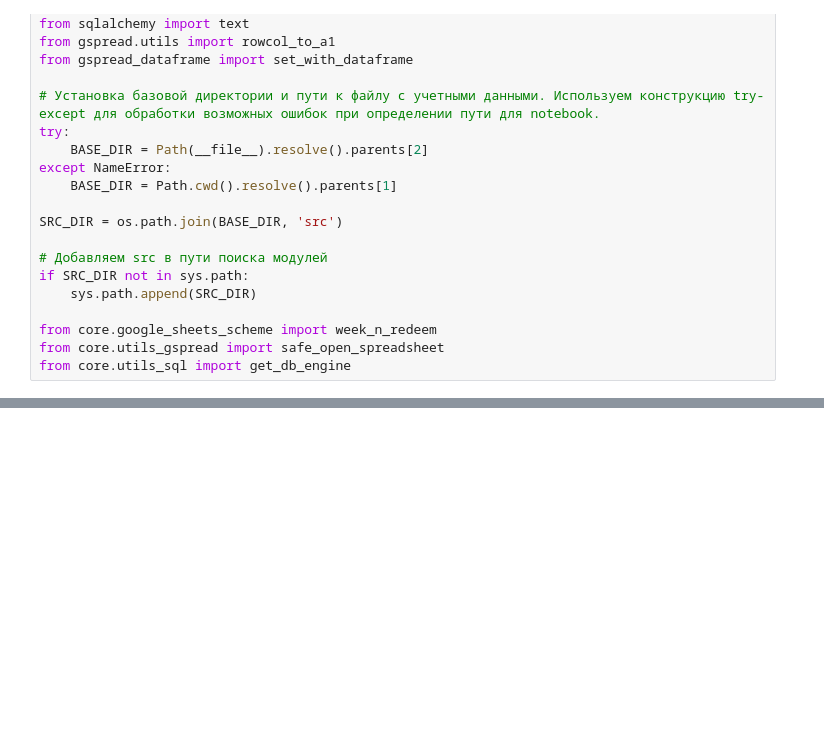
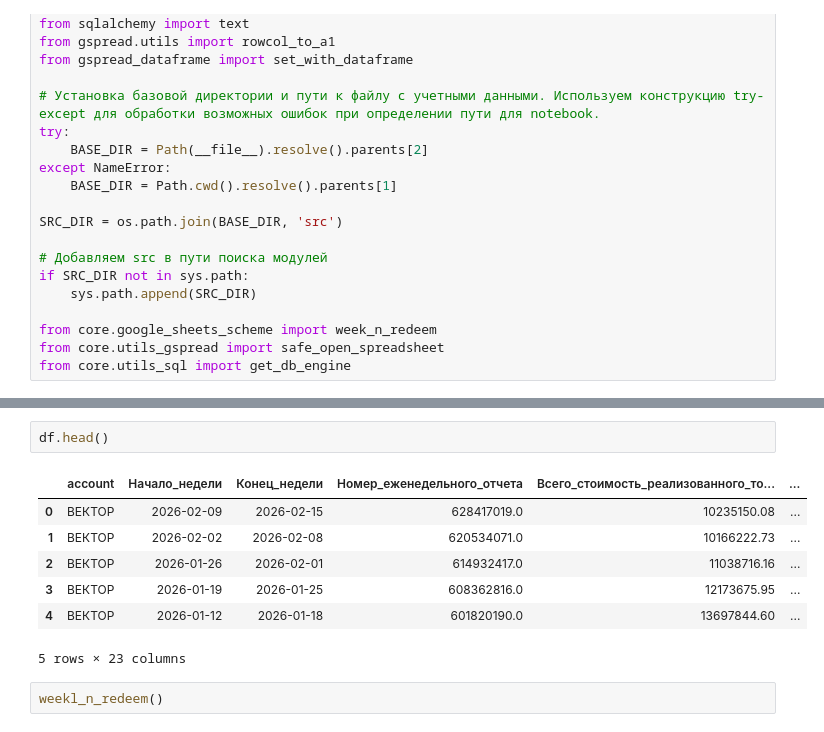
Before and after one commit to vuvuzela92/start_vector, a Jupyter notebook: src/notebooks/week_n_redeem.ipynb, the cells around one changed output, grey strips where cells are left out. Cells and saved outputs as stored; diff of their text form; blank space fills up the shorter version.

```diff
--- a/src/notebooks/week_n_redeem.ipynb
+++ b/src/notebooks/week_n_redeem.ipynb
@@ -170,3 +177,15 @@ def weekl_n_redeem():
 	# Обновляем данные гугл таблицы
 	report_sheet = report_table.worksheet(week_n_redeem['data'])
 	set_with_dataframe(report_sheet, df)
+# %%
+df.head()
+# %% [output]
+|  | account | Начало_недели | Конец_недели | Номер_еженедельного_отчета | Всего_стоимость_реализованного_то... | ... |
+| 0 | ВЕКТОР | 2026-02-09 | 2026-02-15 | 628417019.0 | 10235150.08 | ... |
+| 1 | ВЕКТОР | 2026-02-02 | 2026-02-08 | 620534071.0 | 10166222.73 | ... |
+| 2 | ВЕКТОР | 2026-01-26 | 2026-02-01 | 614932417.0 | 11038716.16 | ... |
+| 3 | ВЕКТОР | 2026-01-19 | 2026-01-25 | 608362816.0 | 12173675.95 | ... |
+| 4 | ВЕКТОР | 2026-01-12 | 2026-01-18 | 601820190.0 | 13697844.60 | ... |
+5 rows × 23 columns
+# %%
+weekl_n_redeem()
```
Also changed, not shown: parts of 1 cell of this notebook, 2 other files.
